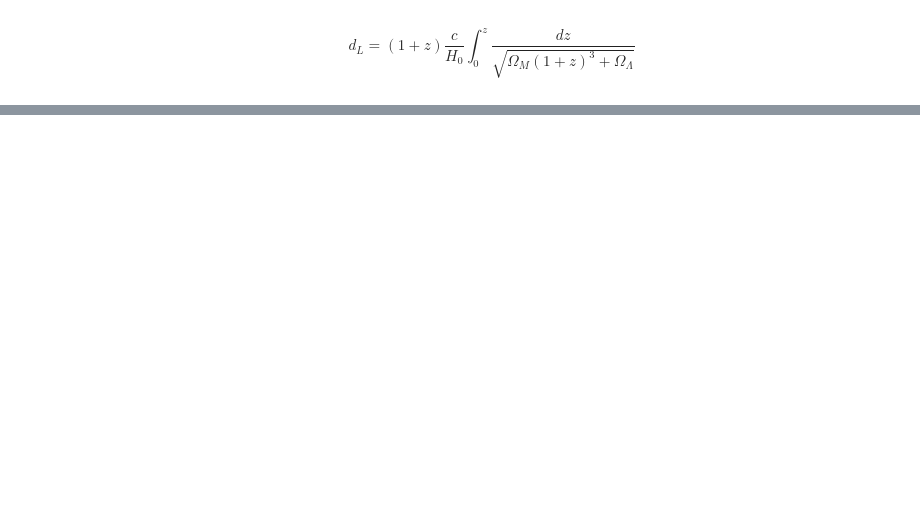
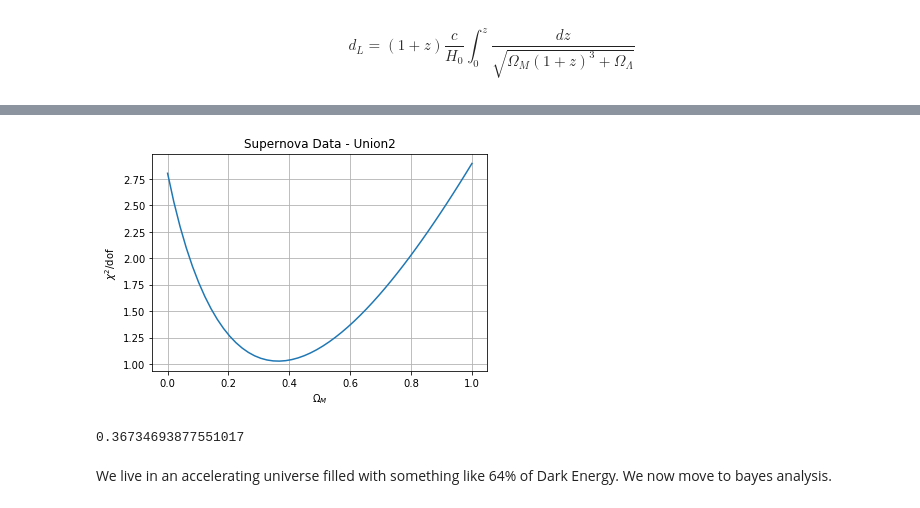
Before and after one commit to lbarosi/BINGO-Hackaton, a Jupyter notebook: Notebooks/Supernovas.ipynb, the cells around one changed output, grey strips where cells are left out. Cells and saved outputs as stored; diff of their text form; code cells hidden in the pictures; blank space fills up the shorter version.

```diff
--- a/Notebooks/Supernovas.ipynb
+++ b/Notebooks/Supernovas.ipynb
@@ -127,0 +261,41 @@ And we have a two parameter model to fit our data.
+# %%
+######################################################
+# here we crudely estimate the best-fit value of OmM,
+# assuming OmL = 1-OmM, and OmK = 0 (flat universe).
+H0 = 68.
+dz = 0.001
+zz = np.arange(dz,2.0,dz)
+OmMs = np.linspace(0.,1.,50)
+
+#Iterating to calculate chi-square
+ch = np.zeros(OmMs.size)
+for I in np.arange(OmMs.size):
+    OmM = OmMs[I]
+    OmL = 1.-OmM
+    #FRW distance
+    ds = 0.001*c/H0*np.cumsum(1./np.sqrt(OmM*(1+zz)**3+OmL))*dz*(1.+zz)
+    #This is being done with the original distance modulus data
+    ms = (np.log10(ds)+5.)*5.
+    mp = np.interp(z_array,zz,ms)
+    ch[I] = np.sum( ((mod_array-mp)/moderr_array)**2 ) / mod_array.size
+
+plt.figure()
+plt.plot(OmMs,ch)
+# we can use LaTeX to get greek letters:
+plt.xlabel(r'$\Omega_M$')
+plt.ylabel(r'$\chi^2$/dof')
+plt.title('Supernova Data - Union2')
+plt.grid()
+plt.show()
+# %% [output]
+[figure, added]
+# %%
+#That is a bizarre line to pick the minimum value for chi2
+#then we find the index of this value with is.close, remember
+#numpy is tricke with floating equality.
+#At the end of the day, tcompute Omega_m for this index.
+OmMs[np.isclose(ch,np.min(ch)).nonzero()[0][0]]
+# %% [output]
+0.36734693877551017
+# %% [markdown]
+We live in an accelerating universe filled with something like 64% of Dark Energy. We now move to bayes analysis.
```
Also changed, not shown: parts of 29 cells of this notebook, 2 other files.
